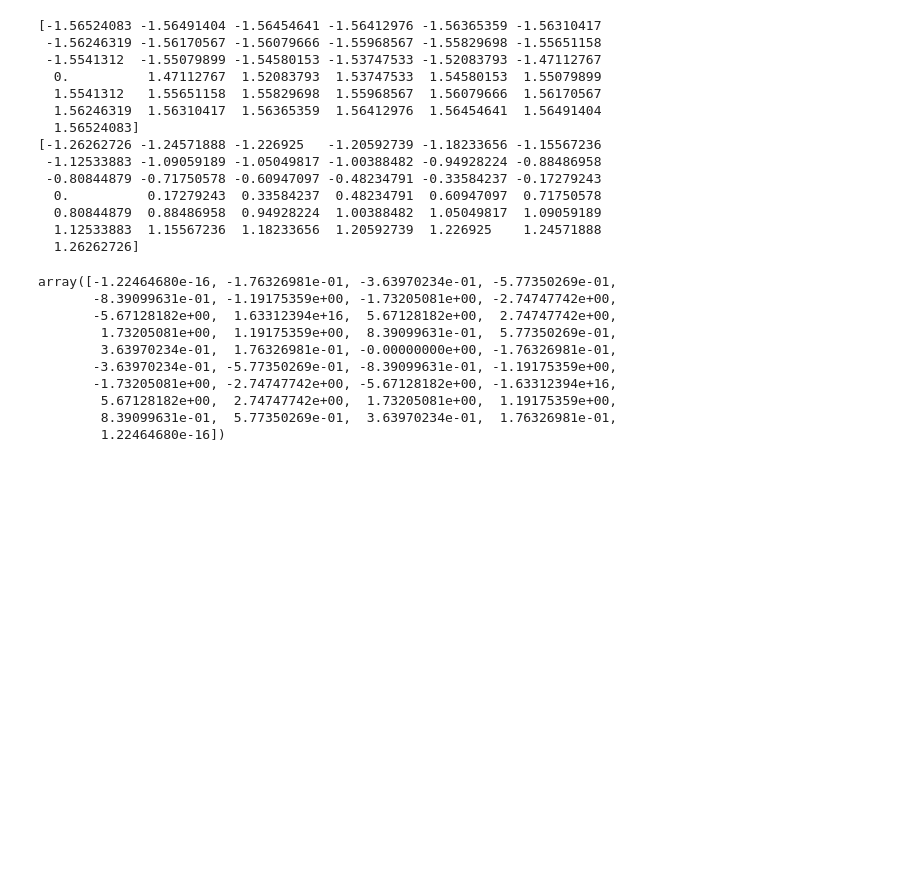
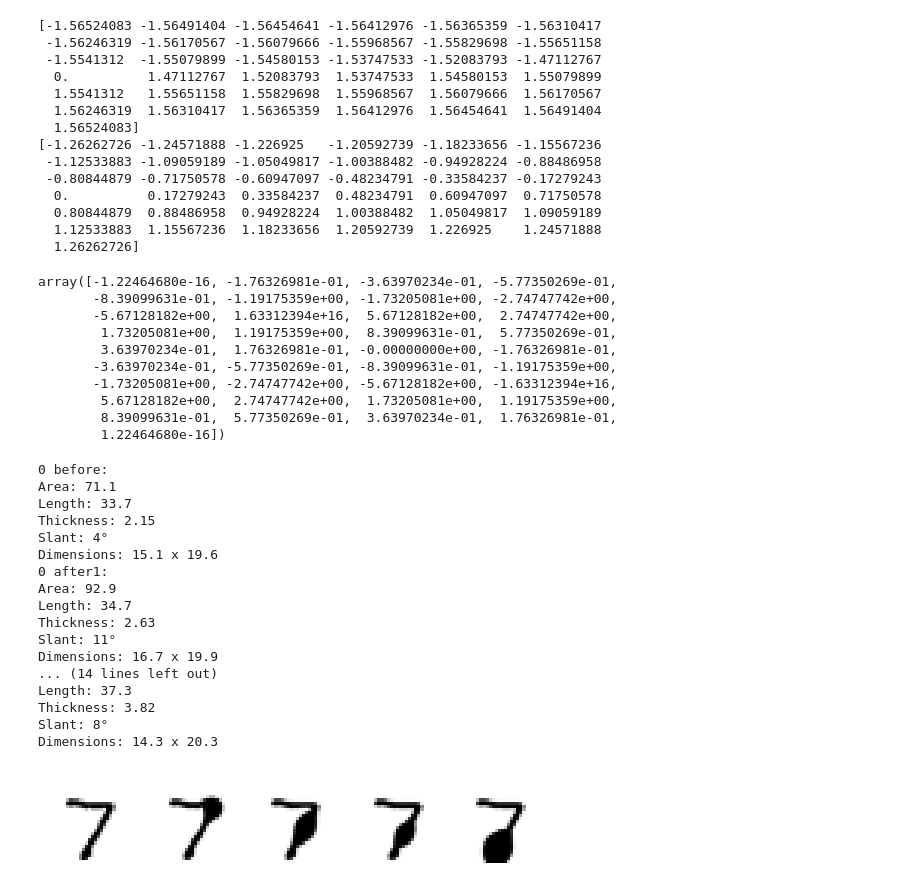
Before and after one commit to weslai/msstylegans, a Jupyter notebook: stylegan3/visualizers/data_visualization.ipynb, the cells around one changed output. Cells and saved outputs as stored; diff of their text form; code cells hidden in the pictures; blank space fills up the shorter version.

```diff
--- a/stylegan3/visualizers/data_visualization.ipynb
+++ b/stylegan3/visualizers/data_visualization.ipynb
@@ -211,6 +213,74 @@ array([-1.22464680e-16, -1.76326981e-01, -3.63970234e-01, -5.77350269e-01,
         5.67128182e+00,  2.74747742e+00,  1.73205081e+00,  1.19175359e+00,
         8.39099631e-01,  5.77350269e-01,  3.63970234e-01,  1.76326981e-01,
         1.22464680e-16])
+# %%
+from morphoswithmnist.morphomnist.perturb import Swelling
+pert1 = Swelling(strength=3, radius=7)
+pert2 = Swelling(strength=3, radius=10)
+pert3 = Swelling(strength=3, radius=8)
+pert4 = Swelling(strength=5, radius=10)
+for n in range(1):
+    print(n, "before:")
+    measure.measure_image(images[n], verbose=True)
+
+    morph = ImageMorphology(images[n], scale=16)
+    pert_hires_image = pert1(morph)
+    pert_image1 = morph.downscale(pert_hires_image)
+
+    print(n, "after1:")
+    measure.measure_image(pert_image1, verbose=True)
+
+    morph = ImageMorphology(images[n], scale=16)
+    pert_hires_image = pert2(morph)
+    pert_image2 = morph.downscale(pert_hires_image)
+    print(n, "after2:")
+    measure.measure_image(pert_image2, verbose=True)
+
+    morph = ImageMorphology(images[n], scale=16)
+    pert_hires_image = pert3(morph)
+    pert_image3 = morph.downscale(pert_hires_image)
+    print(n, "after3:")
+    measure.measure_image(pert_image3, verbose=True)
+
+    morph = ImageMorphology(images[n], scale=16)
+    pert_hires_image = pert4(morph)
+    pert_image4 = morph.downscale(pert_hires_image)
+
+    print(n, "after4:")
+    measure.measure_image(pert_image4, verbose=True)
+
+    fig, (ax1, ax2, ax3, ax4, ax5) = plt.subplots(1, 5)
+    ax1.imshow(images[n], cmap='gray_r')
+    ax2.imshow(pert_image1, cmap='gray_r')
+    ax3.imshow(pert_image2, cmap='gray_r')
+    ax4.imshow(pert_image3, cmap='gray_r')
+    ax5.imshow(pert_image4, cmap='gray_r')
+    ax1.axis('off')
+    ax2.axis('off')
+    ax3.axis('off')
+    ax4.axis('off')
+    ax5.axis('off')
+    plt.show()
+    print()
+# %% [output]
+0 before:
+Area: 71.1
+Length: 33.7
+Thickness: 2.15
+Slant: 4°
+Dimensions: 15.1 x 19.6
+0 after1:
+Area: 92.9
+Length: 34.7
+Thickness: 2.63
+Slant: 11°
+Dimensions: 16.7 x 19.9
+... (14 lines left out)
+Length: 37.3
+Thickness: 3.82
+Slant: 8°
+Dimensions: 14.3 x 20.3
+[figure, added]
 # %%
 from morphoswithmnist.morphomnist.transforms import SetThickness, SetSlant
 pert = SetSlant(np.deg2rad(56))
```
Also changed, not shown: parts of 13 cells of this notebook, 3 other files.
